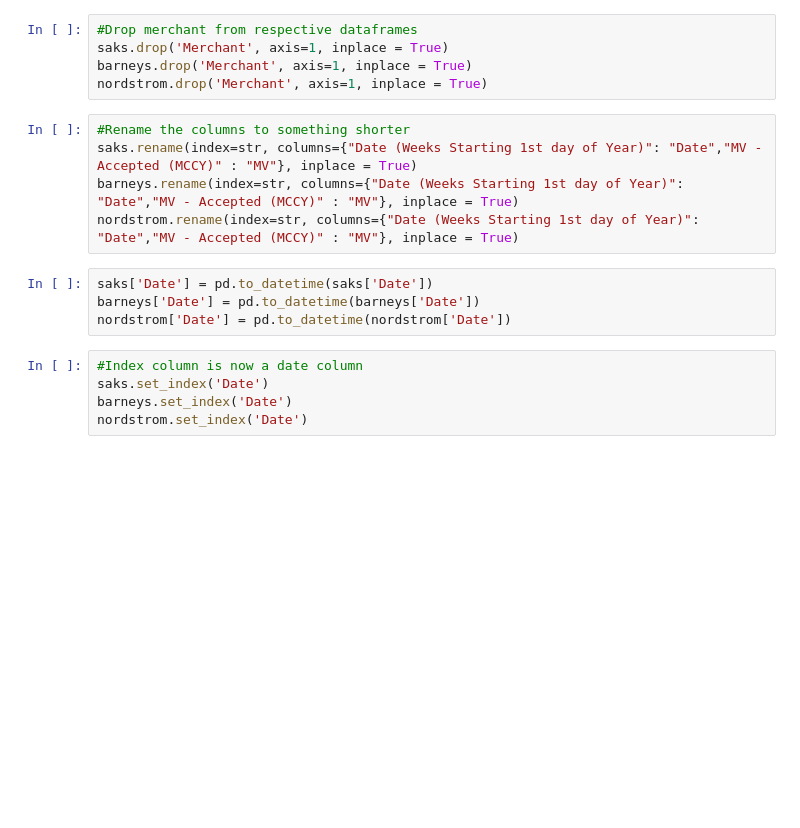
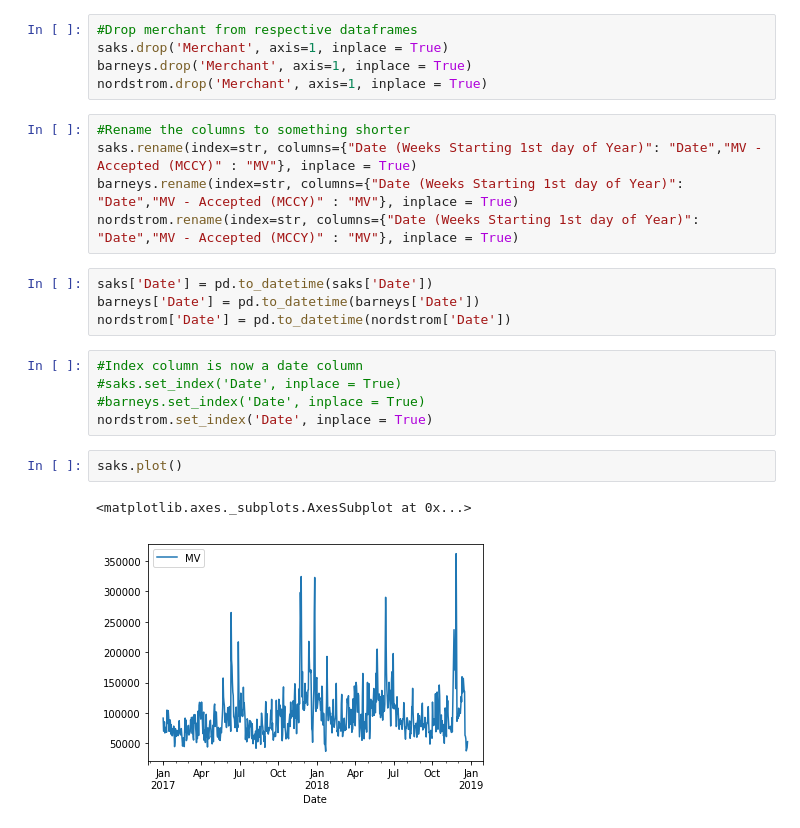
Before and after one commit to nastyh/Time-Series, a Jupyter notebook: 12_30.ipynb, the cells around one changed output. Cells and saved outputs as stored; diff of their text form; blank space fills up the shorter version.

```diff
--- a/12_30.ipynb
+++ b/12_30.ipynb
@@ -35,6 +30,11 @@ barneys['Date'] = pd.to_datetime(barneys['Date'])
 nordstrom['Date'] = pd.to_datetime(nordstrom['Date'])
 # %%
 #Index column is now a date column
-saks.set_index('Date')
-barneys.set_index('Date')
-nordstrom.set_index('Date')
+#saks.set_index('Date', inplace = True)
+#barneys.set_index('Date', inplace = True)
+nordstrom.set_index('Date', inplace = True)
+# %%
+saks.plot()
+# %% [output]
+<matplotlib.axes._subplots.AxesSubplot at 0x...>
+[figure, added]
```
Also changed, not shown: parts of 17 cells of this notebook, 1 other file.
